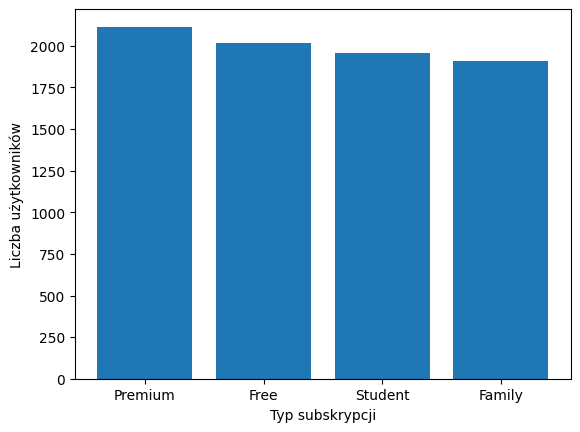
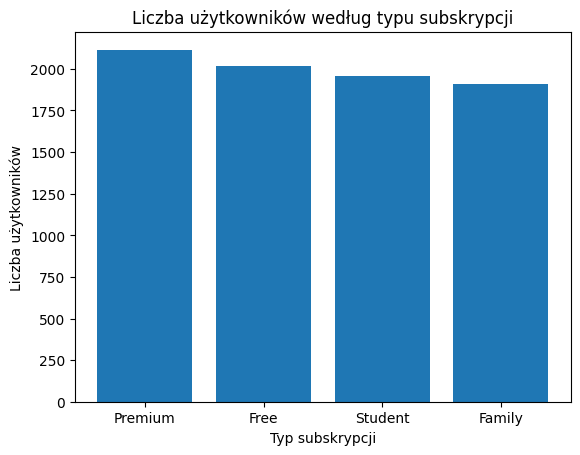
The notebook cell's code change between the first figure and the second:
--- before
+++ after
@@ -3,4 +3,5 @@
 plt.bar(spotify["subscription_type"].value_counts().index, spotify["subscription_type"].value_counts().values)
 
+plt.title("Liczba użytkowników według typu subskrypcji")
 plt.xlabel("Typ subskrypcji")
 plt.ylabel("Liczba użytkowników")

Commit: Utworzono za pomocą Colab